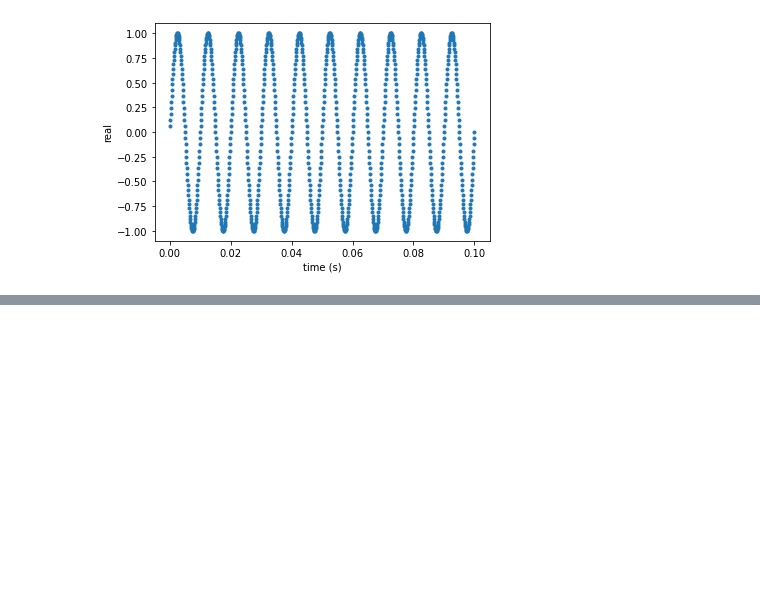
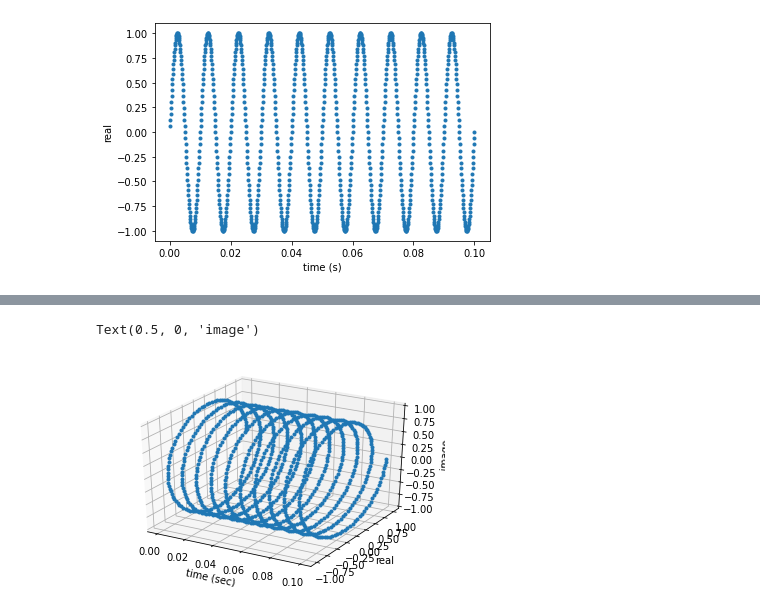
Before and after one commit to gsb3501/class2021Spring, a Jupyter notebook: sound.ipynb, the cells around one changed output, grey strips where cells are left out. Drawn from its saved outputs; the diff is of its cells as text; code cells hidden in the pictures; blank space fills up the shorter version.

```diff
--- a/sound.ipynb
+++ b/sound.ipynb
@@ -40,0 +45,13 @@ Text(0, 0.5, 'real')
+# %%
+# generate signal by complex-phasor
+c = np.exp(theta*1j)
+# %%
+fig = plt.figure()
+ax = plt.subplot(111, projection = '3d')
+ax.plot(t[0:1000], c.real[0:1000], c.imag[0:1000], '.')
+ax.set_xlabel('time (sec)')
+ax.set_ylabel('real')
+ax.set_zlabel('image')
+# %% [output]
+Text(0.5, 0, 'image')
+[figure, added]
```
Also changed, not shown: parts of 9 cells of this notebook.
